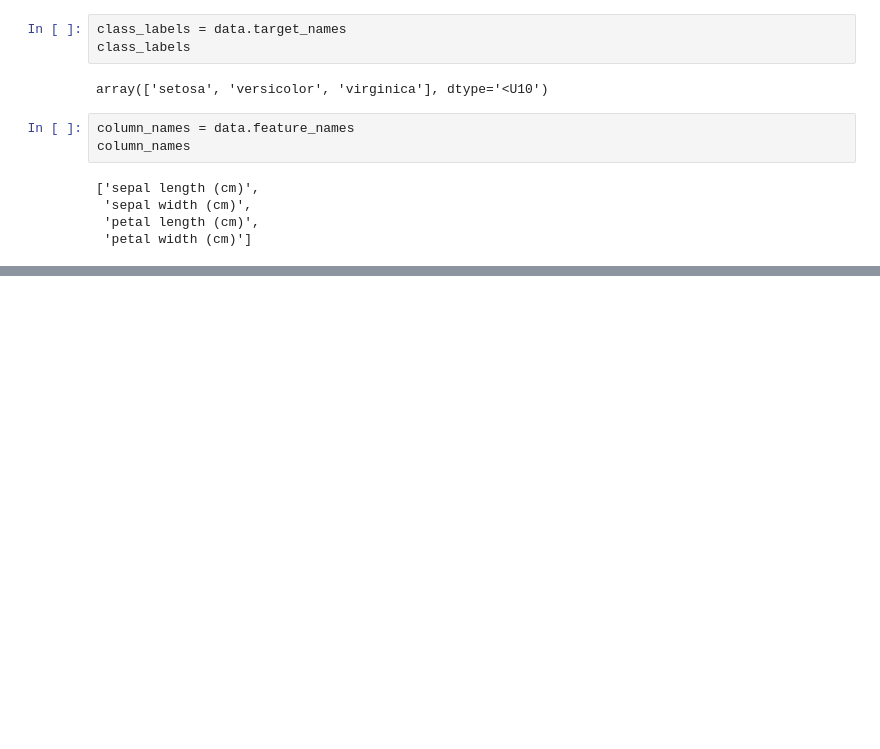
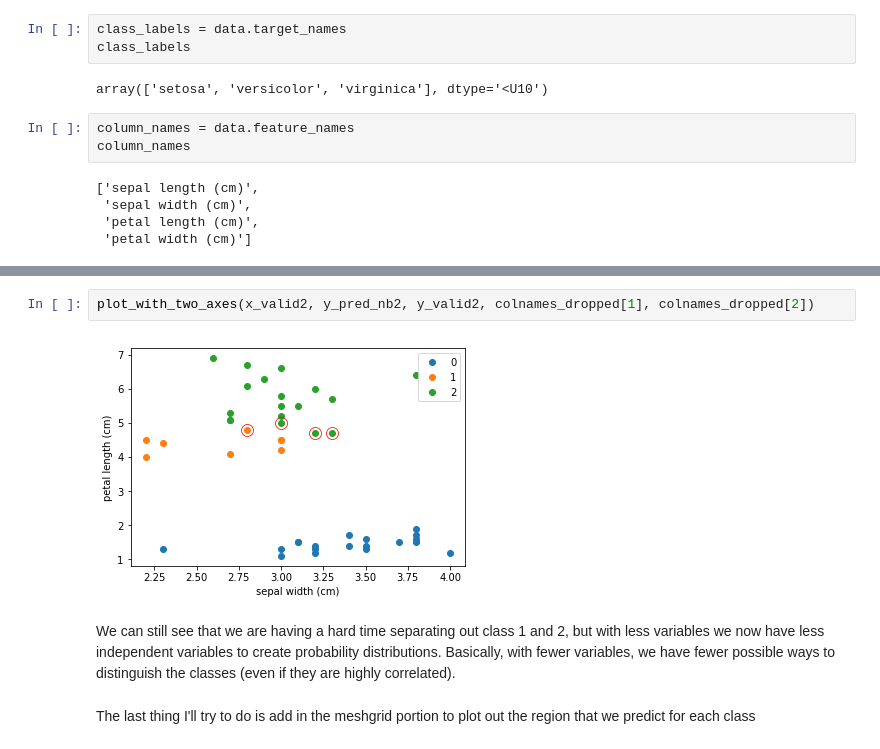
Before and after one commit to boudrejp/w207_supplemental, a Jupyter notebook: week3_iris_nb.ipynb, the cells around one changed output, grey strips where cells are left out. Drawn from its saved outputs; the diff is of its cells as text; blank space fills up the shorter version.

Commit message:
finished analysis, still want to do meshgrid

```diff
--- a/week3_iris_nb.ipynb
+++ b/week3_iris_nb.ipynb
@@ -83,0 +275,8 @@ column_names
+# %%
+plot_with_two_axes(x_valid2, y_pred_nb2, y_valid2, colnames_dropped[1], colnames_dropped[2])
+# %% [output]
+[figure, added]
+# %% [markdown]
+We can still see that we are having a hard time separating out class 1 and 2, but with less variables we now have less independent variables to create probability distributions. Basically, with fewer variables, we have fewer possible ways to distinguish the classes (even if they are highly correlated).
+# %% [markdown]
+The last thing I'll try to do is add in the meshgrid portion to plot out the region that we predict for each class
```
Also changed, not shown: parts of 25 cells of this notebook.
